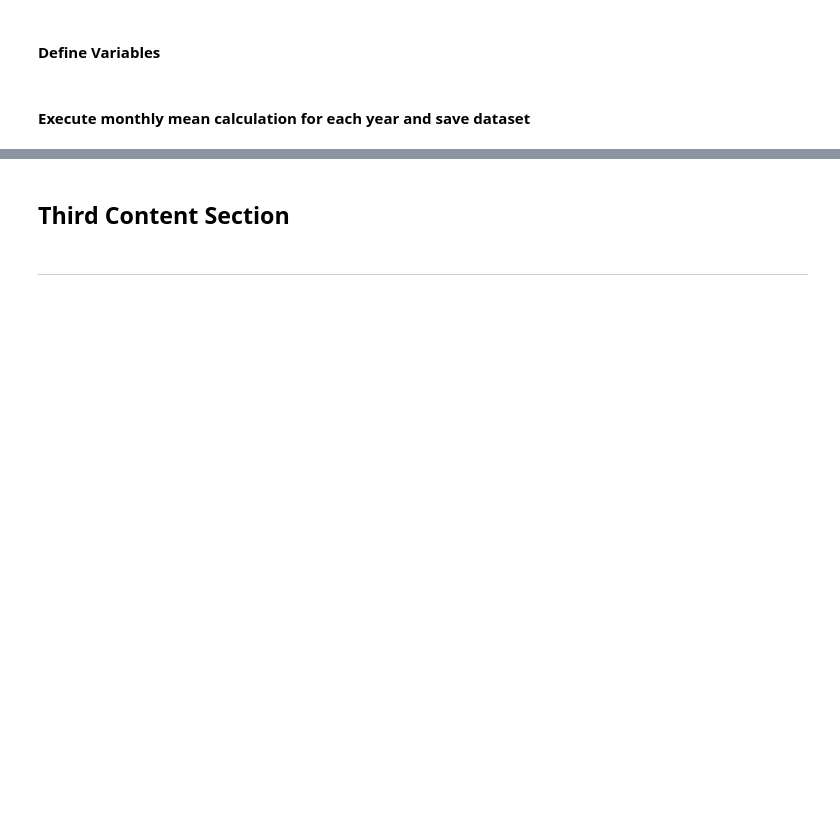
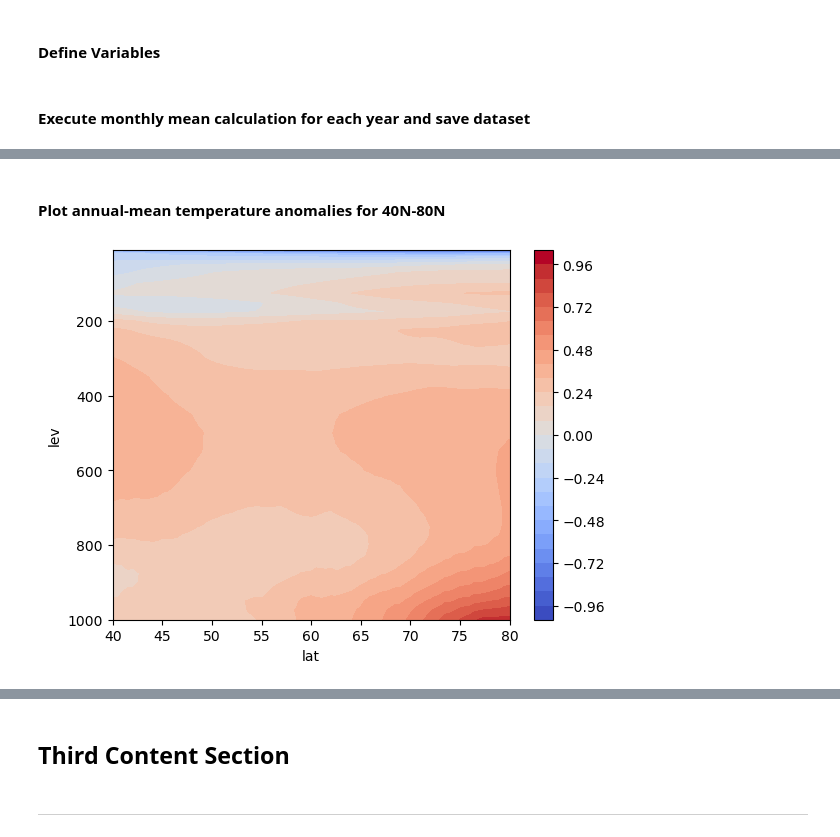
Before and after one commit to cgsutter/ATM622-General-Circulation, a Jupyter notebook: AA_NYSM.ipynb, the cells around one changed output, grey strips where cells are left out. Drawn from its saved outputs; the diff is of its cells as text; code cells hidden in the pictures; blank space fills up the shorter version.

```diff
--- a/AA_NYSM.ipynb
+++ b/AA_NYSM.ipynb
@@ -102,0 +168,3 @@ Recreate figures 1A and 2A from **Francis & Vavrus 2015**. Citation and link to
+# %%
+t_rel = ds_years_relative.mean(dim=('year'))
+t_rel
@@ -102,0 +195,3 @@ Recreate figures 1A and 2A from **Francis & Vavrus 2015**. Citation and link to
+# %%
+t_calc = ds_years_calc.mean(dim=('year'))
+t_calc
@@ -102,0 +220,2 @@ Recreate figures 1A and 2A from **Francis & Vavrus 2015**. Citation and link to
+# %%
+t_anom = t_calc - t_rel
@@ -102,0 +224,4 @@ Recreate figures 1A and 2A from **Francis & Vavrus 2015**. Citation and link to
+# %%
+t_anom = t_anom.sel(lat=slice(40,80))
+t_anom_da = t_anom.to_array(dim='t').squeeze(dim=["t"], drop = True) # reformats the data for easy plotting
+t_anom_da
@@ -102,0 +247,6 @@ Recreate figures 1A and 2A from **Francis & Vavrus 2015**. Citation and link to
+# %% [markdown]
+#### Plot annual-mean temperature anomalies for 40N-80N
+# %%
+plt  = xr.plot.contourf(t_anom_da, x = 'lat', y = 'lev', levels = 30, yincrease=False, cmap = 'coolwarm')
+# %% [output]
+[figure, added]
```
Also changed, not shown: parts of 50 cells of this notebook.
